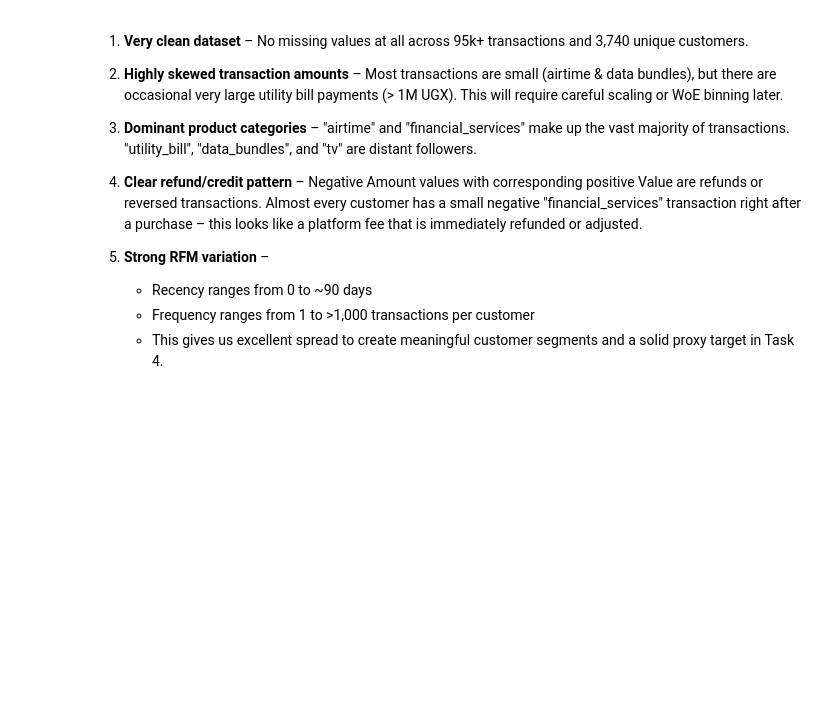
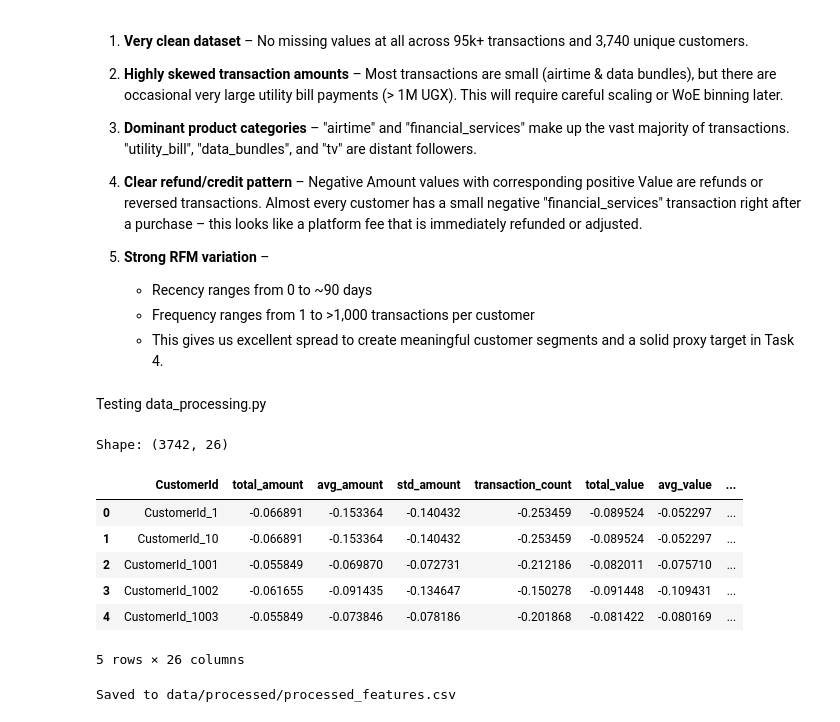
Before and after one commit to Beza-Oriyon/Credit-risk-model, a Jupyter notebook: notebooks/eda.ipynb, the cells around one changed output. Cells and saved outputs as stored; diff of their text form; code cells hidden in the pictures; blank space fills up the shorter version.

Commit message:
Testing the data_processor.py and getting the output in processed_features.csv

```diff
--- a/notebooks/eda.ipynb
+++ b/notebooks/eda.ipynb
@@ -243,3 +243,5 @@ plt.show()
    - Recency ranges from 0 to ~90 days
    - Frequency ranges from 1 to >1,000 transactions per customer
    - This gives us excellent spread to create meaningful customer segments and a solid proxy target in Task 4.
+# %% [markdown]
+Testing data_processing.py
@@ -245,0 +257,28 @@ plt.show()
+# %%
+import sys
+import os
+sys.path.append("..")   # add project root
+
+from src.data_processing import build_processing_pipeline
+import pandas as pd
+
+df_raw = pd.read_csv("../data/raw/dataset.csv")   # make sure the name is data.csv (you wrote dataset.csv before)
+
+pipeline = build_processing_pipeline()
+processed = pipeline(df_raw)
+
+print("Shape:", processed.shape)
+display(processed.head())
+
+processed.to_csv("../data/processed/processed_features.csv", index=False)
+print("Saved to data/processed/processed_features.csv")
+# %% [output]
+Shape: (3742, 26)
+|  | CustomerId | total_amount | avg_amount | std_amount | transaction_count | total_value | avg_value | ... |
+| 0 | CustomerId_1 | -0.066891 | -0.153364 | -0.140432 | -0.253459 | -0.089524 | -0.052297 | ... |
+| 1 | CustomerId_10 | -0.066891 | -0.153364 | -0.140432 | -0.253459 | -0.089524 | -0.052297 | ... |
+| 2 | CustomerId_1001 | -0.055849 | -0.069870 | -0.072731 | -0.212186 | -0.082011 | -0.075710 | ... |
+| 3 | CustomerId_1002 | -0.061655 | -0.091435 | -0.134647 | -0.150278 | -0.091448 | -0.109431 | ... |
+| 4 | CustomerId_1003 | -0.055849 | -0.073846 | -0.078186 | -0.201868 | -0.081422 | -0.080169 | ... |
+5 rows × 26 columns
+Saved to data/processed/processed_features.csv
```
Also changed, not shown: parts of 1 cell of this notebook, 2 other files.
